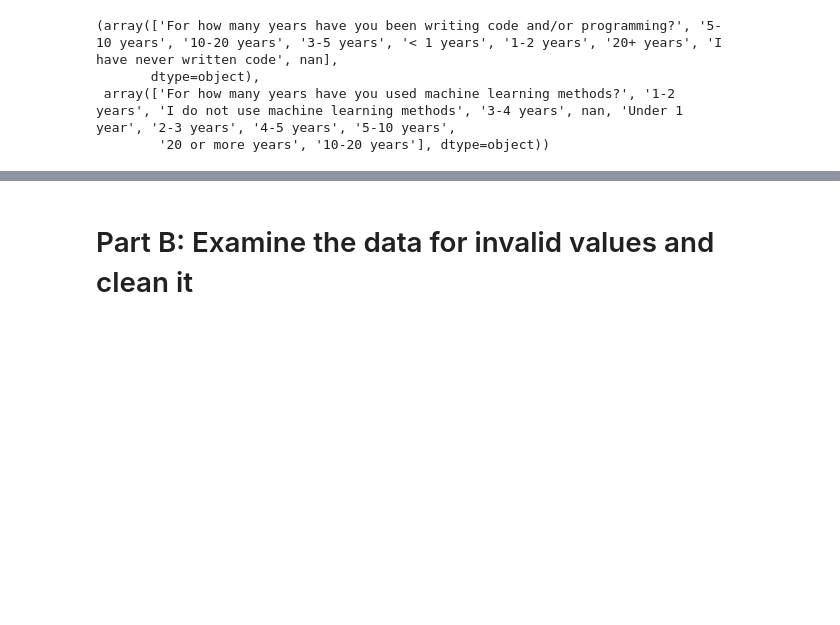
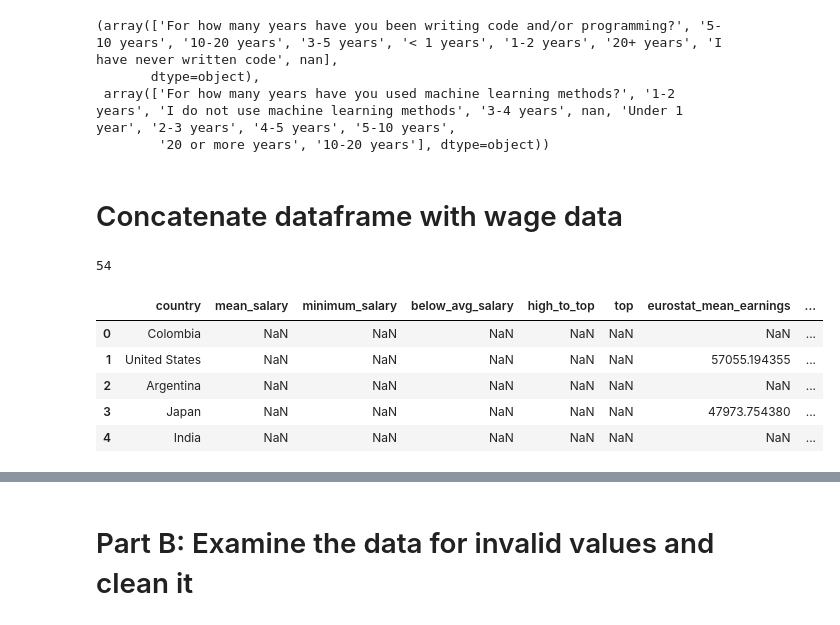
Before and after one commit to argythana/dsml_survey_20, a Jupyter notebook: notebooks/explore_invalid.ipynb, the cells around one changed output, grey strips where cells are left out. Drawn from its saved outputs; the diff is of its cells as text; code cells hidden in the pictures; blank space fills up the shorter version.

```diff
--- a/notebooks/explore_invalid.ipynb
+++ b/notebooks/explore_invalid.ipynb
@@ -139,9 +217,17 @@ df.Q15 = df.Q15.replace({
 df.Q20 = df.Q20.replace({
     '10,000 or more employees': '> 10000',
 }).str.replace(' employees', '').replace(',', '')
+# %%
+df.Q3 = df.Q3.replace({
+    'Russia': 'Russian Federation',
+    'United States of America': 'United States',
+    'United Kingdom of Great Britain and Northern Ireland': 'United Kingdom',
+    'Iran, Islamic Republic of...': 'Iran',
+    'Republic of Korea': 'South Korea'
+})
 # %%
-# Select useful columns for data validity exploration and rename them
-validation_cols_names = {
+# Select useful columns for data validity exploration and rename them.
+VALIDATION_COLS_NAMES = {
     'Q1': 'age',
     'Q2': 'gender',
     'Q3': 'country',
@@ -156,6 +242,29 @@ validation_cols_names = {
     'Q25': 'spend_ds'
 }
 
-df.rename(columns=validation_cols_names, inplace=True)
+df.rename(columns=VALIDATION_COLS_NAMES, inplace=True)
 
-validation_cols = [*validation_cols_names.values()]
+validation_cols = [*VALIDATION_COLS_NAMES.values()]
+# %% [markdown]
+# Concatenate dataframe with wage data
+# %%
+salary_thres = pd.DataFrame(
+    columns=['country', 'mean_salary', 'minimum_salary', 'below_avg_salary', 'high_to_top', 'top']
+)
+# %%
+salary_thres.country = df.country.unique()
+salary_thres = salary_thres.merge(wages_data, on='country', how='left')
+# %%
+# SOS remember to use same names for eurostat, oecd, ilo, numbeo
+len(salary_thres)
+# %% [output]
+54
+# %%
+salary_thres.head()
+# %% [output]
+|  | country | mean_salary | minimum_salary | below_avg_salary | high_to_top | top | eurostat_mean_earnings | ... |
+| 0 | Colombia | NaN | NaN | NaN | NaN | NaN | NaN | ... |
+| 1 | United States | NaN | NaN | NaN | NaN | NaN | 57055.194355 | ... |
+| 2 | Argentina | NaN | NaN | NaN | NaN | NaN | NaN | ... |
+| 3 | Japan | NaN | NaN | NaN | NaN | NaN | 47973.754380 | ... |
+| 4 | India | NaN | NaN | NaN | NaN | NaN | NaN | ... |
```
Also changed, not shown: parts of 65 cells of this notebook.
